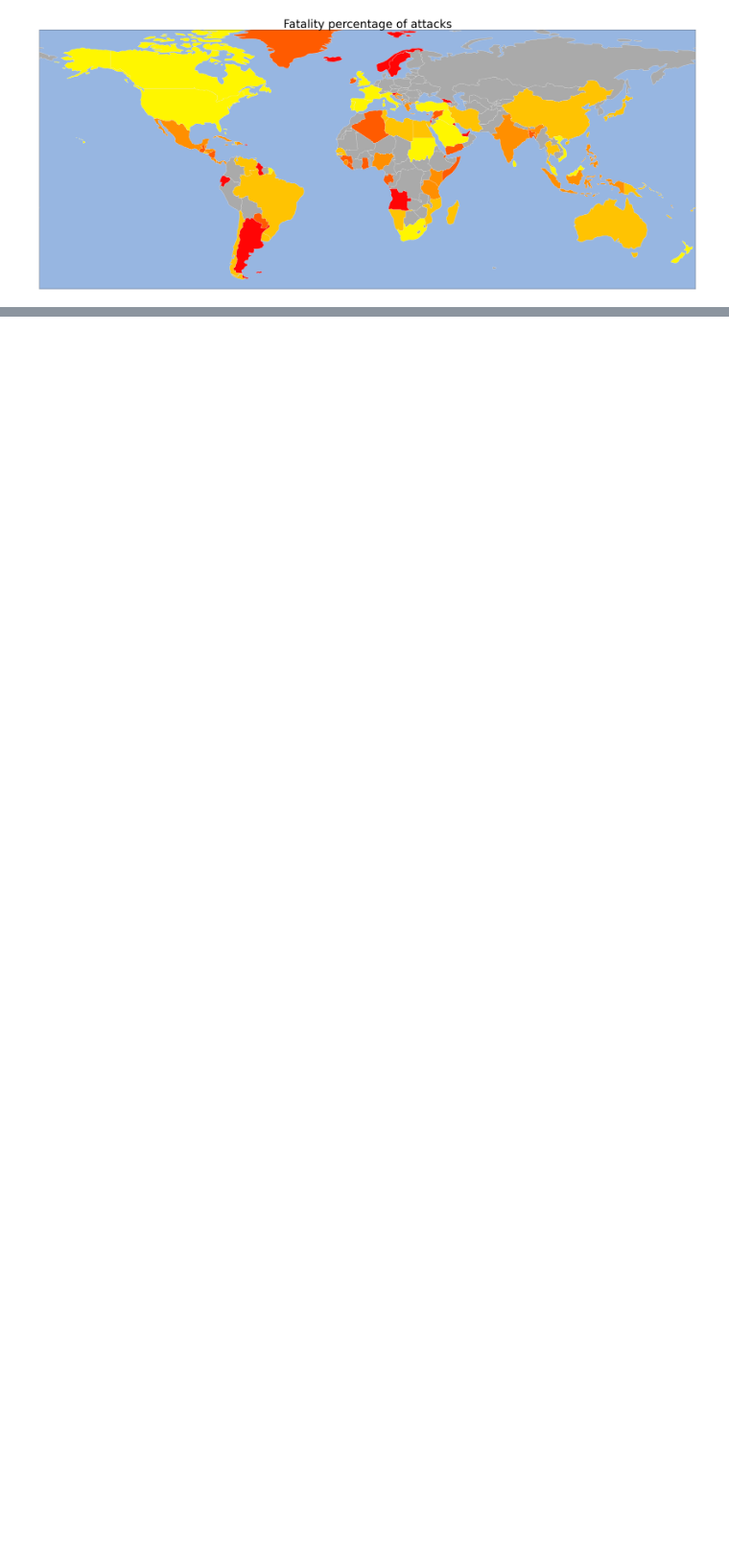
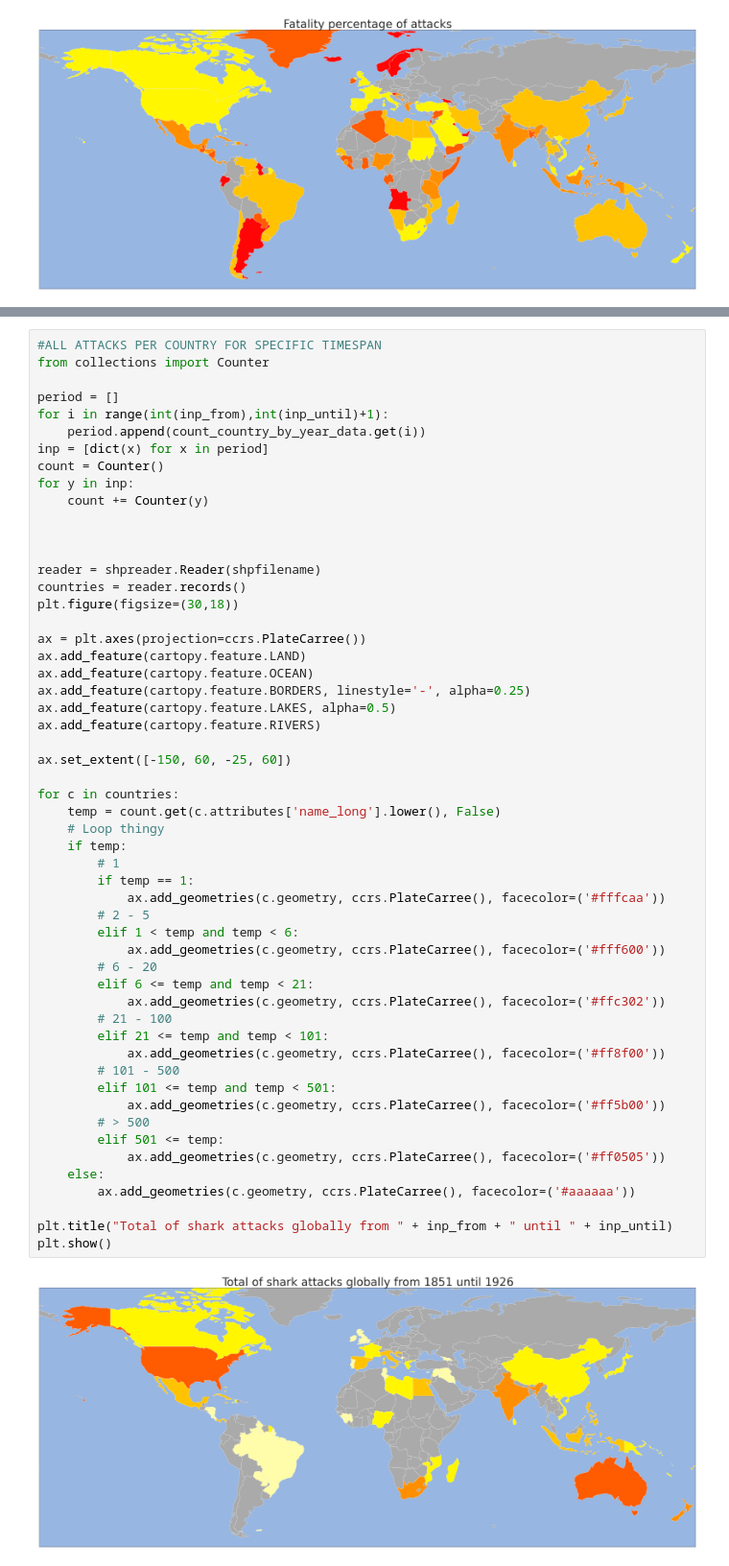
Before and after one commit to BramVer/DataMining, a Jupyter notebook: Notebooks/Datamining - Shark Attacks.ipynb, the cells around one changed output, grey strips where cells are left out. Shown at 96% size. Saved outputs shown, nothing was run; the diff lists cells and outputs as text; blank space fills up the shorter version.

```diff
--- a/Notebooks/Datamining - Shark Attacks.ipynb
+++ b/Notebooks/Datamining - Shark Attacks.ipynb
@@ -453,0 +452,56 @@ print(count)
+# %%
+#ALL ATTACKS PER COUNTRY FOR SPECIFIC TIMESPAN
+from collections import Counter
+
+period = []
+for i in range(int(inp_from),int(inp_until)+1):
+    period.append(count_country_by_year_data.get(i))
+inp = [dict(x) for x in period]
+count = Counter()
+for y in inp:
+    count += Counter(y)
+
+
+
+reader = shpreader.Reader(shpfilename)
+countries = reader.records()
+plt.figure(figsize=(30,18))
+
+ax = plt.axes(projection=ccrs.PlateCarree())
+ax.add_feature(cartopy.feature.LAND)
+ax.add_feature(cartopy.feature.OCEAN)
+ax.add_feature(cartopy.feature.BORDERS, linestyle='-', alpha=0.25)
+ax.add_feature(cartopy.feature.LAKES, alpha=0.5)
+ax.add_feature(cartopy.feature.RIVERS)
+
+ax.set_extent([-150, 60, -25, 60])
+
+for c in countries:
+    temp = count.get(c.attributes['name_long'].lower(), False)
+    # Loop thingy
+    if temp:
+        # 1
+        if temp == 1:
+            ax.add_geometries(c.geometry, ccrs.PlateCarree(), facecolor=('#fffcaa'))
+        # 2 - 5
+        elif 1 < temp and temp < 6:
+            ax.add_geometries(c.geometry, ccrs.PlateCarree(), facecolor=('#fff600'))
+        # 6 - 20
+        elif 6 <= temp and temp < 21:
+            ax.add_geometries(c.geometry, ccrs.PlateCarree(), facecolor=('#ffc302'))
+        # 21 - 100
+        elif 21 <= temp and temp < 101:
+            ax.add_geometries(c.geometry, ccrs.PlateCarree(), facecolor=('#ff8f00'))
+        # 101 - 500
+        elif 101 <= temp and temp < 501:
+            ax.add_geometries(c.geometry, ccrs.PlateCarree(), facecolor=('#ff5b00'))
+        # > 500
+        elif 501 <= temp:
+            ax.add_geometries(c.geometry, ccrs.PlateCarree(), facecolor=('#ff0505'))
+    else:
+        ax.add_geometries(c.geometry, ccrs.PlateCarree(), facecolor=('#aaaaaa'))
+
+plt.title("Total of shark attacks globally from " + inp_from + " until " + inp_until)
+plt.show()
+# %% [output]
+[figure, added]
```
Also changed, not shown: parts of 9 cells of this notebook, 1 other file.
